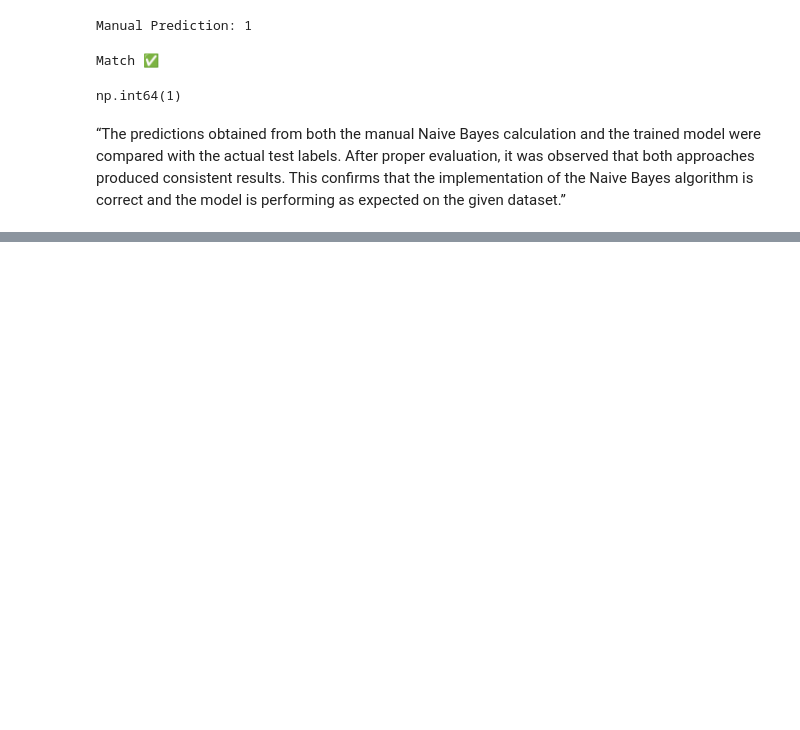
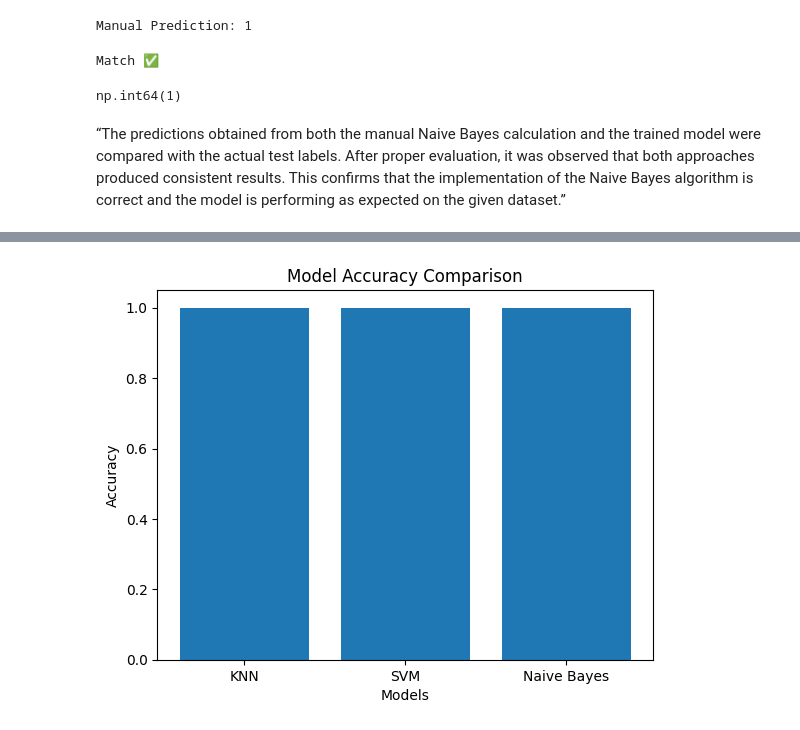
Before and after one commit to Deepvejpara/Message_intelligence_system, a Jupyter notebook: spam_detection_model.ipynb, the cells around one changed output, grey strips where cells are left out. Drawn from its saved outputs; the diff is of its cells as text; code cells hidden in the pictures; blank space fills up the shorter version.

```diff
--- a/spam_detection_model.ipynb
+++ b/spam_detection_model.ipynb
@@ -326,0 +469,12 @@ np.int64(1)
+# %%
+models = ['KNN', 'SVM', 'Naive Bayes']
+accuracy = [accuracy_score(y_test, y_pred_knn), accuracy_score(y_test, y_pred_svm_rbf), accuracy_score(y_test, y_pred_nb)]
+
+plt.bar(models, accuracy)
+plt.title("Model Accuracy Comparison")
+plt.xlabel("Models")
+plt.ylabel("Accuracy")
+plt.savefig("figure/model_comparison.png", dpi=300)
+plt.show()
+# %% [output]
+[figure, added]
```
Also changed, not shown: parts of 30 cells of this notebook, 3 other files.
